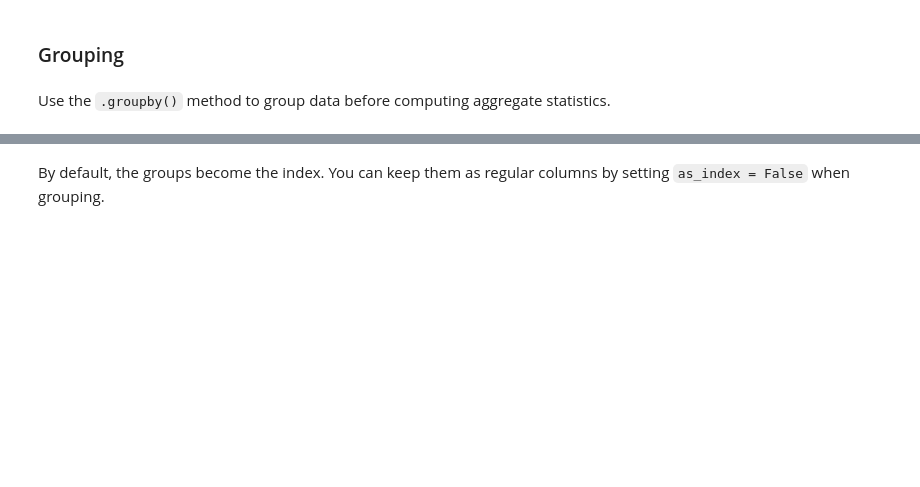
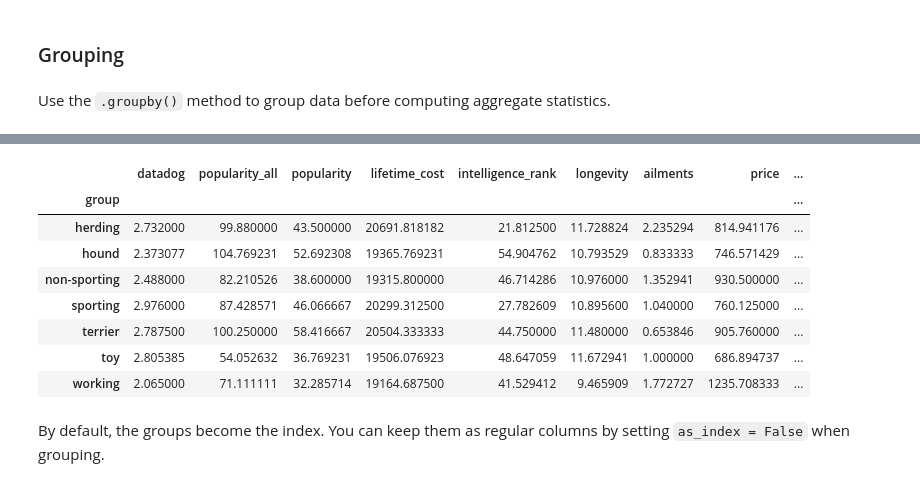
Before and after one commit to 2019-winter-ucdavis-sta141b/notes, a Jupyter notebook: lecture/01.22/notes.ipynb, the cells around one changed output, grey strips where cells are left out. Cells and saved outputs as stored; diff of their text form; code cells hidden in the pictures; blank space fills up the shorter version.

```diff
--- a/lecture/01.22/notes.ipynb
+++ b/lecture/01.22/notes.ipynb
@@ -113,2 +485,14 @@ Use the `.groupby()` method to group data before computing aggregate statistics.
+# %%
+dogs.groupby("group").mean()
+# %% [output]
+|  | datadog | popularity_all | popularity | lifetime_cost | intelligence_rank | longevity | ailments | price | ... |
+| group |  |  |  |  |  |  |  |  | ... |
+| herding | 2.732000 | 99.880000 | 43.500000 | 20691.818182 | 21.812500 | 11.728824 | 2.235294 | 814.941176 | ... |
+| hound | 2.373077 | 104.769231 | 52.692308 | 19365.769231 | 54.904762 | 10.793529 | 0.833333 | 746.571429 | ... |
+| non-sporting | 2.488000 | 82.210526 | 38.600000 | 19315.800000 | 46.714286 | 10.976000 | 1.352941 | 930.500000 | ... |
+| sporting | 2.976000 | 87.428571 | 46.066667 | 20299.312500 | 27.782609 | 10.895600 | 1.040000 | 760.125000 | ... |
+| terrier | 2.787500 | 100.250000 | 58.416667 | 20504.333333 | 44.750000 | 11.480000 | 0.653846 | 905.760000 | ... |
+| toy | 2.805385 | 54.052632 | 36.769231 | 19506.076923 | 48.647059 | 11.672941 | 1.000000 | 686.894737 | ... |
+| working | 2.065000 | 71.111111 | 32.285714 | 19164.687500 | 41.529412 | 9.465909 | 1.772727 | 1235.708333 | ... |
 # %% [markdown]
 By default, the groups become the index. You can keep them as regular columns by setting `as_index = False` when grouping.
```
Also changed, not shown: parts of 53 cells of this notebook.
